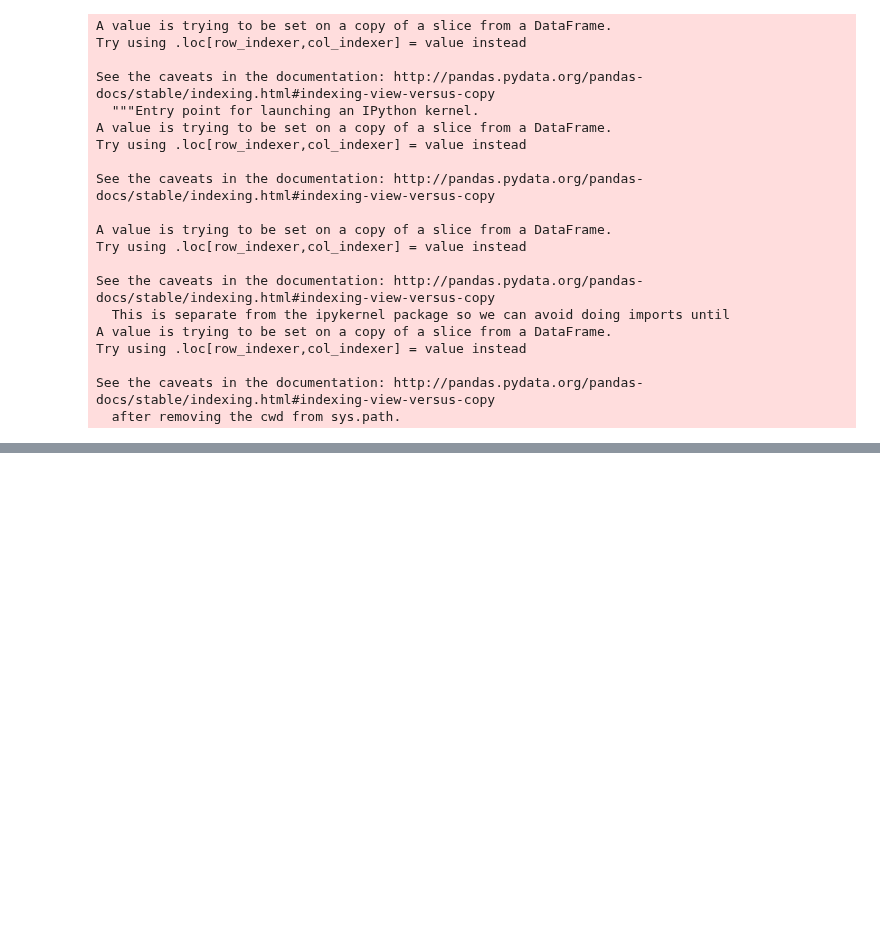
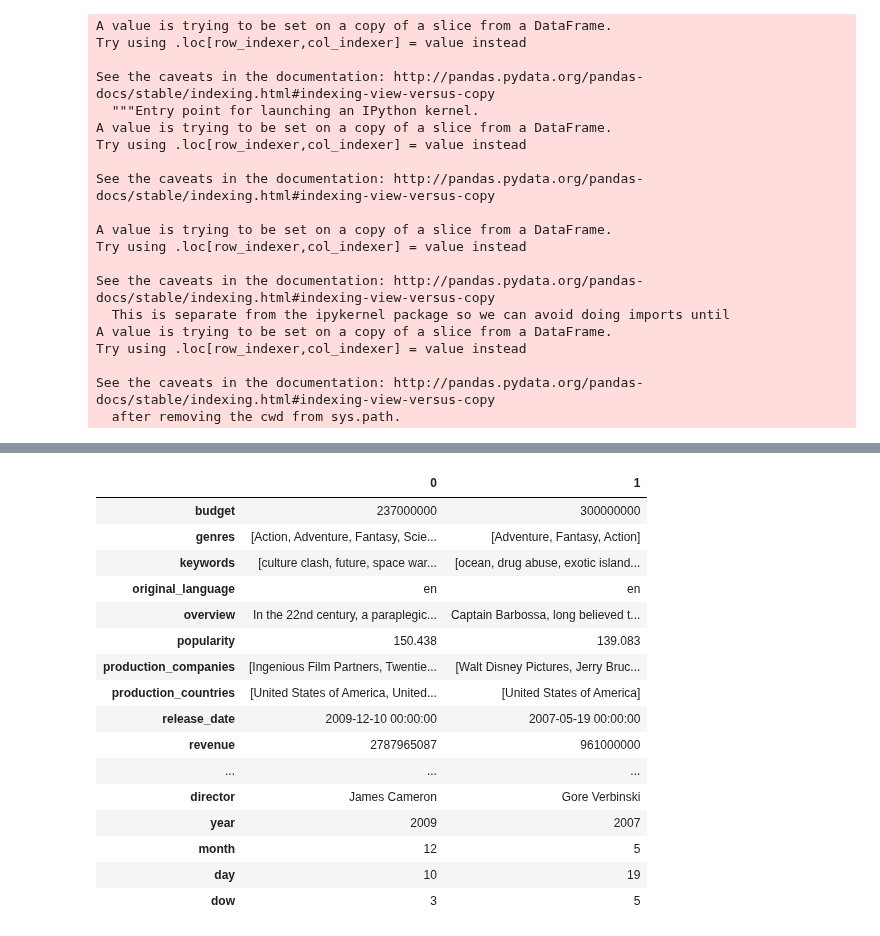
Before and after one commit to k7p/dataviz_project, a Jupyter notebook: code/Data Cleaning.ipynb, the cells around one changed output, grey strips where cells are left out. Drawn from its saved outputs; the diff is of its cells as text; code cells hidden in the pictures; blank space fills up the shorter version.

```diff
--- a/code/Data Cleaning.ipynb
+++ b/code/Data Cleaning.ipynb
@@ -188,0 +212,9 @@ combined_df.head()
+# %%
+def get_director(crew_data):
+    directors = [x['name'] for x in crew_data if x['job'] == 'Director']
+    return safe_access(directors, [0])
+# %%
+def get_director(x):
+    for item in x:
+        if item["job"] == 'Director':
+            return item["name"]
@@ -189,3 +227,5 @@ combined_df.head()
+# %%
+combined_df['director'] = combined_df['crew'].apply(get_director)
 # %% [markdown]
 ### Deleting Duplicate Column
 # %%
@@ -234,4 +274,24 @@ combined_df[combined_df["year"]==2017]
 # %%
 combined_df = combined_df[combined_df["year"] != 2017]
+# %%
+combined_df.head(2).transpose()
+# %% [output]
+|  | 0 | 1 |
+| budget | 237000000 | 300000000 |
+| genres | [Action, Adventure, Fantasy, Scie... | [Adventure, Fantasy, Action] |
+| keywords | [culture clash, future, space war... | [ocean, drug abuse, exotic island... |
+| original_language | en | en |
+| overview | In the 22nd century, a paraplegic... | Captain Barbossa, long believed t... |
+| popularity | 150.438 | 139.083 |
+| production_companies | [Ingenious Film Partners, Twentie... | [Walt Disney Pictures, Jerry Bruc... |
+| production_countries | [United States of America, United... | [United States of America] |
+| release_date | 2009-12-10 00:00:00 | 2007-05-19 00:00:00 |
+| revenue | 2787965087 | 961000000 |
+| ... | ... | ... |
+| director | James Cameron | Gore Verbinski |
+| year | 2009 | 2007 |
+| month | 12 | 5 |
+| day | 10 | 19 |
+| dow | 3 | 5 |
 # %%
 combined_df.to_csv("../data/cleaned_data.csv", index = None)
```
Also changed, not shown: parts of 12 cells of this notebook.
